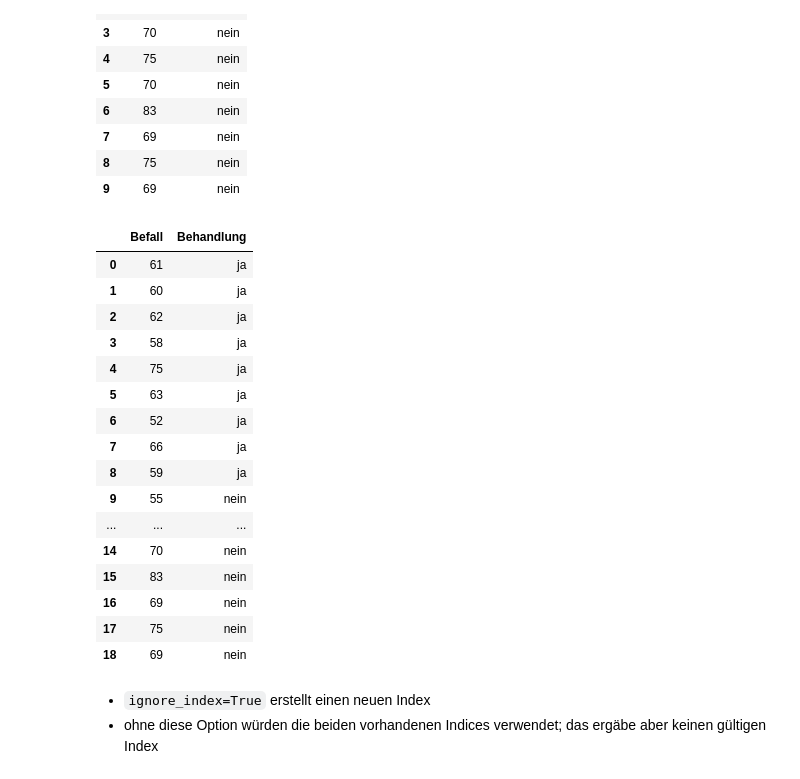
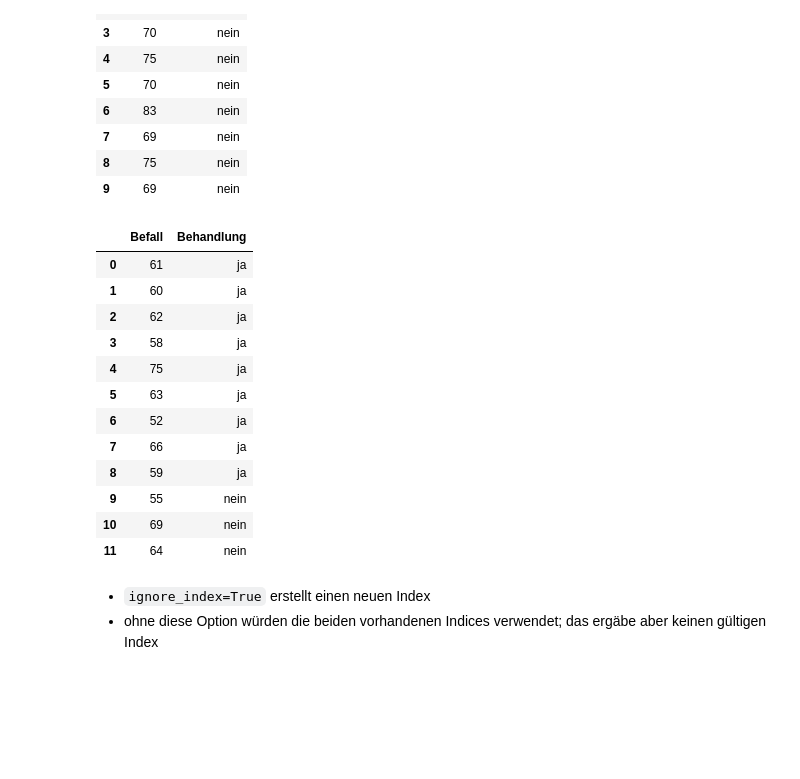
Before and after one commit to Ruediger-Braun/mfb2526, a Jupyter notebook: lektion17.ipynb, the cells around one changed output. Saved outputs shown, nothing was run; the diff lists cells and outputs as text; code cells hidden in the pictures; blank space fills up the shorter version.

```diff
--- a/lektion17.ipynb
+++ b/lektion17.ipynb
@@ -409,25 +401,21 @@ unbehandelt
 | 9 | 69 | nein |
 # %%
 mais = pd.concat([behandelt, unbehandelt], ignore_index=True)
-mais
+mais.head(12)
 # %% [output]
 |  | Befall | Behandlung |
 | 0 | 61 | ja |
 | 1 | 60 | ja |
 | 2 | 62 | ja |
 | 3 | 58 | ja |
 | 4 | 75 | ja |
 | 5 | 63 | ja |
 | 6 | 52 | ja |
 | 7 | 66 | ja |
 | 8 | 59 | ja |
 | 9 | 55 | nein |
-| ... | ... | ... |
-| 14 | 70 | nein |
-| 15 | 83 | nein |
-| 16 | 69 | nein |
-| 17 | 75 | nein |
-| 18 | 69 | nein |
+| 10 | 69 | nein |
+| 11 | 64 | nein |
 # %% [markdown]
 * `ignore_index=True` erstellt einen neuen Index
 * ohne diese Option würden die beiden vorhandenen Indices verwendet; das ergäbe aber keinen gültigen Index
```
Also changed, not shown: parts of 5 cells of this notebook.
